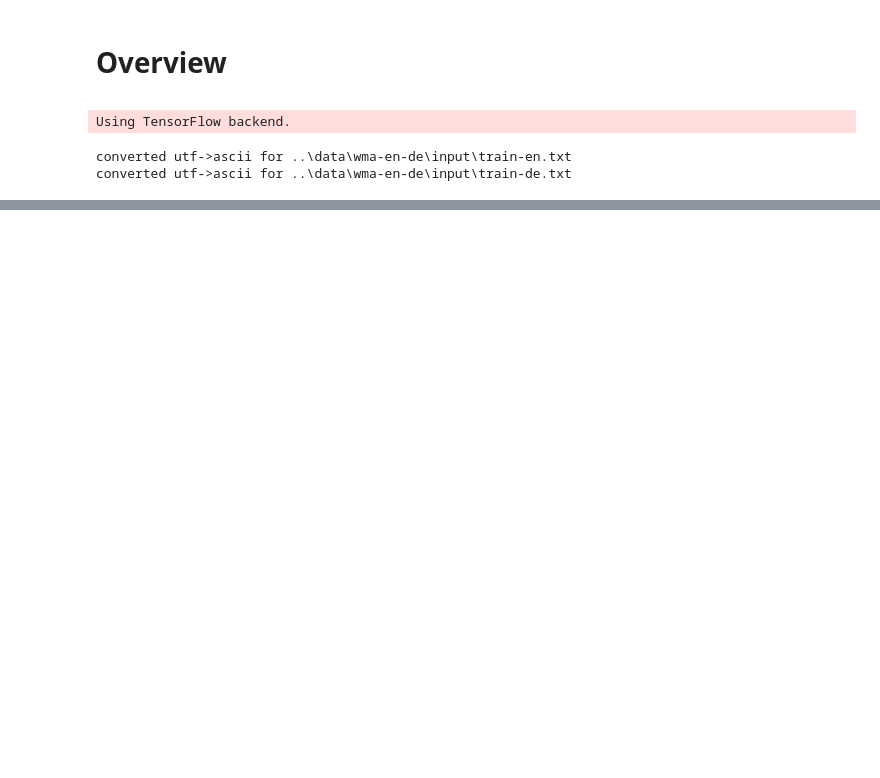
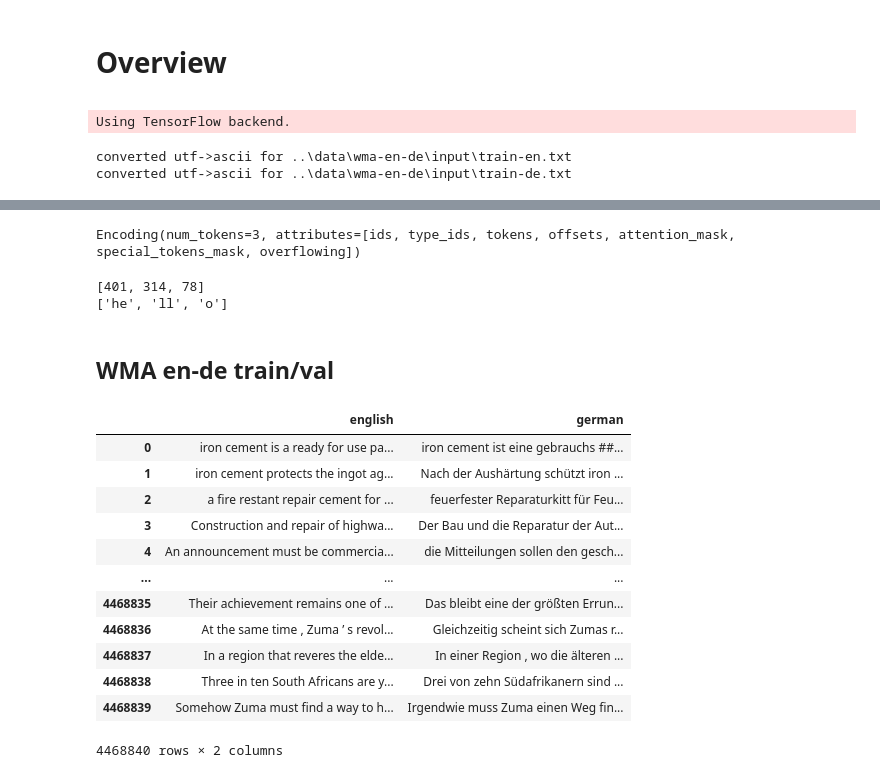
Before and after one commit to ViktorStagge/CompressiveTransformer, a Jupyter notebook: notebooks/Tokenize.ipynb, the cells around one changed output, grey strips where cells are left out. Drawn from its saved outputs; the diff is of its cells as text; code cells hidden in the pictures; blank space fills up the shorter version.

```diff
--- a/notebooks/Tokenize.ipynb
+++ b/notebooks/Tokenize.ipynb
@@ -73,0 +61,9 @@ t.encode_batch(['hello'])
+# %%
+vocab_size=1024
+lowercase=False
+
+input_paths = {'en': '../data/wma-en-de/input/train-en.txt',
+               'de': '../data/wma-en-de/input/train-de.txt'}
+
+tokenizer_output_path = f'../data/wma-en-de/tokenizer/en-de-v0-t{vocab_size}' \
+                        f'{"-lowercase" if lowercase else ""}.tok'
@@ -73,0 +75,13 @@ t.encode_batch(['hello'])
+# %%
+hello = tokenizer.encode_batch(['hello'])[0]
+hello
+# %% [output]
+Encoding(num_tokens=3, attributes=[ids, type_ids, tokens, offsets, attention_mask, special_tokens_mask, overflowing])
+# %%
+print(hello.ids)
+print(hello.tokens)
+# %% [output]
+[401, 314, 78]
+['he', 'll', 'o']
+# %% [markdown]
+## WMA en-de train/val
@@ -73,0 +90,19 @@ t.encode_batch(['hello'])
+# %%
+wma = load_wma(input_paths['en'],
+               input_paths['de'])
+# %%
+wma
+# %% [output]
+|  | english | german |
+| 0 | iron cement is a ready for use pa... | iron cement ist eine gebrauchs ##... |
+| 1 | iron cement protects the ingot ag... | Nach der Aushärtung schützt iron ... |
+| 2 | a fire restant repair cement for ... | feuerfester Reparaturkitt für Feu... |
+| 3 | Construction and repair of highwa... | Der Bau und die Reparatur der Aut... |
+| 4 | An announcement must be commercia... | die Mitteilungen sollen den gesch... |
+| ... | ... | ... |
+| 4468835 | Their achievement remains one of ... | Das bleibt eine der größten Errun... |
+| 4468836 | At the same time , Zuma ’ s revol... | Gleichzeitig scheint sich Zumas r... |
+| 4468837 | In a region that reveres the elde... | In einer Region , wo die älteren ... |
+| 4468838 | Three in ten South Africans are y... | Drei von zehn Südafrikanern sind ... |
+| 4468839 | Somehow Zuma must find a way to h... | Irgendwie muss Zuma einen Weg fin... |
+4468840 rows × 2 columns
```
Also changed, not shown: parts of 14 cells of this notebook, 13 other files.
